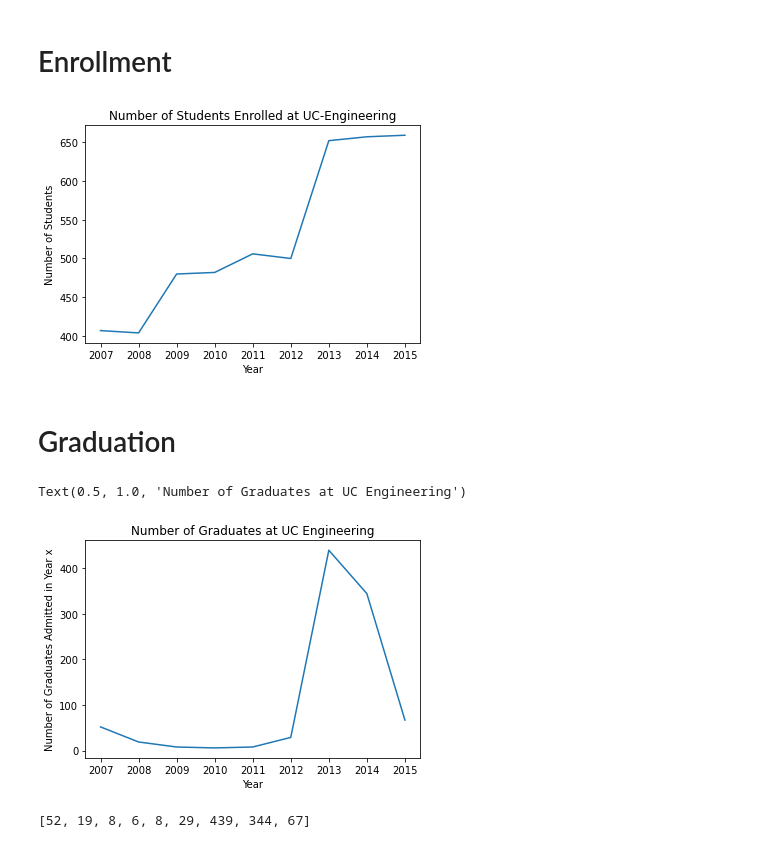
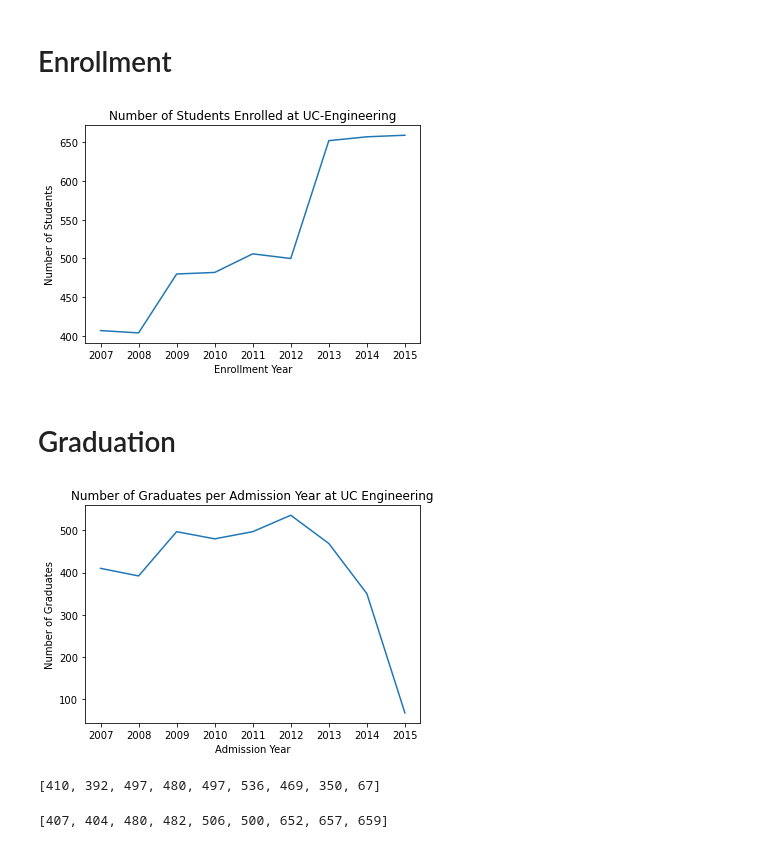
Before and after one commit to roshni714/chile_college_adm, a Jupyter notebook: uc-outcomes.ipynb, the cells around one changed output. Saved outputs shown, nothing was run; the diff lists cells and outputs as text; code cells hidden in the pictures.

```diff
--- a/uc-outcomes.ipynb
+++ b/uc-outcomes.ipynb
@@ -23,12 +23,12 @@ for year in years:
 plt.plot(years, n_enrolled)
 plt.title("Number of Students Enrolled at UC-Engineering")
 plt.ylabel("Number of Students")
-plt.xlabel("Year")
+plt.xlabel("Enrollment Year")
 plt.savefig("figs/uc_enrollment.pdf")
 # %% [output]
-[figure, old version]
+[figure, new version]
-# %% [markdown]
-# Graduation
+# %% [markdown]
+# Graduation
 # %%
 #Translates graduation dataframe from Spanish to English
 graduation_mapper = create_translation_dic("Graduation")
@@ -36,17 +36,21 @@ n_grad = []
 
 for year in years:
     #Obtain graduation data for students admitted in a certain year at UC
-    df = get_graduation_df(year, num_sem=None, ids=get_uc_engineering_id(year, sheet="graduation"), translation_mapper=graduation_mapper)
+    df = get_graduation_df(year, num_sem=None, translation_mapper=graduation_mapper, uc_eng_only=True)
     n_grad.append(len(df))
 # %%
 plt.plot(years, n_grad)
-plt.xlabel("Year")
-plt.ylabel("Number of Graduates Admitted in Year x")
-plt.title("Number of Graduates at UC Engineering")
+plt.xlabel("Admission Year")
+plt.ylabel("Number of Graduates")
+plt.title("Number of Graduates per Admission Year at UC Engineering")
+plt.savefig("figs/uc_graduation.pdf")
 # %% [output]
-Text(0.5, 1.0, 'Number of Graduates at UC Engineering')
-[figure, old version]
+[figure, new version]
 # %%
 print(n_grad)
 # %% [output]
-[52, 19, 8, 6, 8, 29, 439, 344, 67]
+[410, 392, 497, 480, 497, 536, 469, 350, 67]
+# %%
+print(n_enrolled)
+# %% [output]
+[407, 404, 480, 482, 506, 500, 652, 657, 659]
```
Also changed, not shown: 1 other file.
